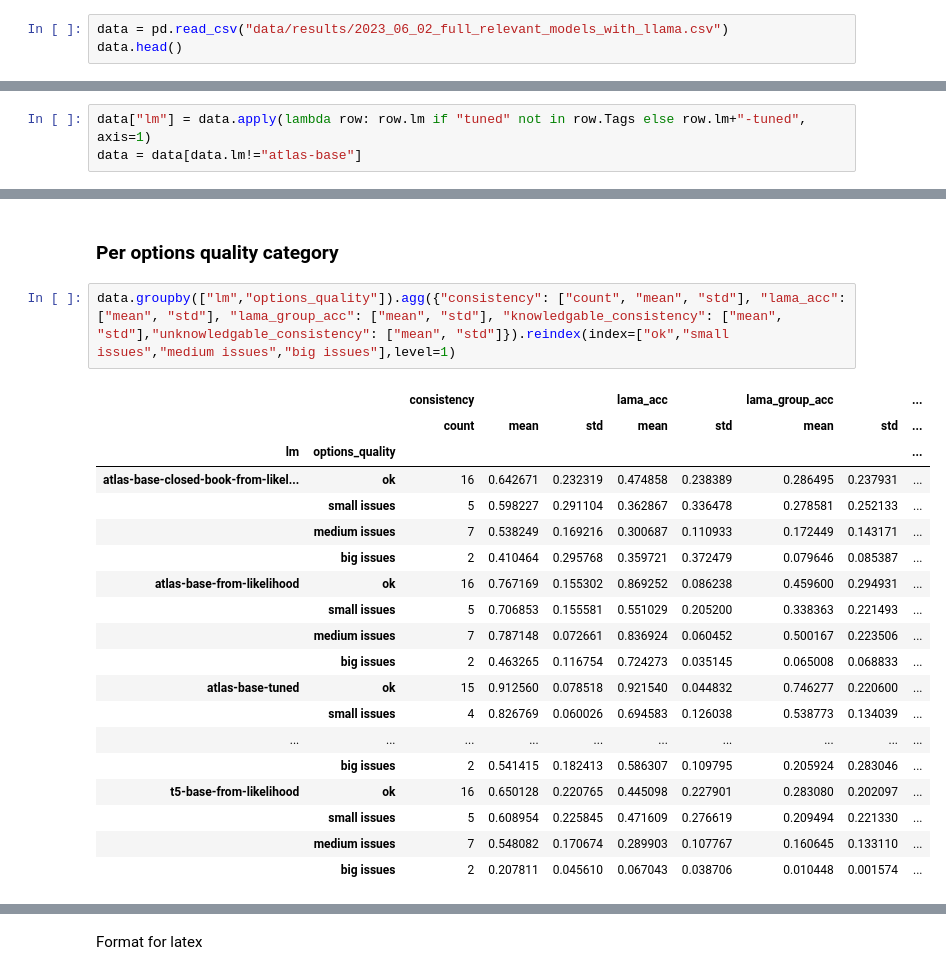
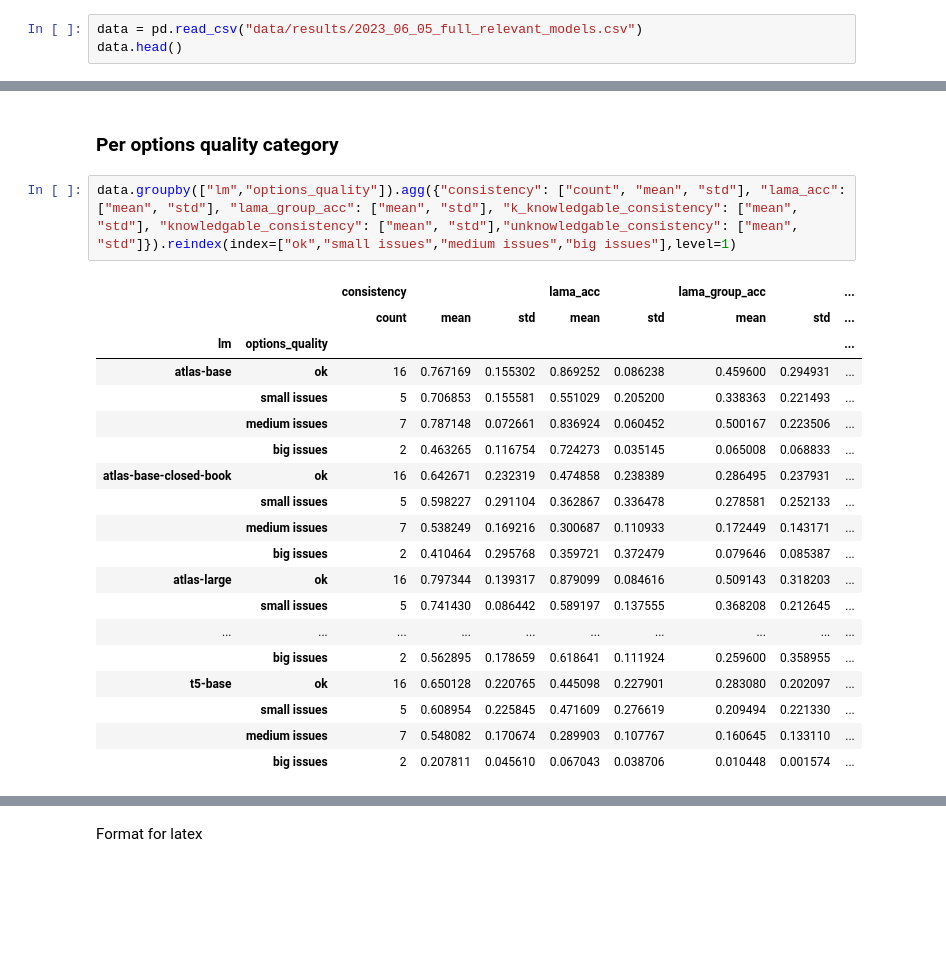
Before and after one commit to killahwhaleX/pararelstar, a Jupyter notebook: generate_result_plots.ipynb, the cells around one changed output, grey strips where cells are left out. Drawn from its saved outputs; the diff is of its cells as text; blank space fills up the shorter version.

Commit message:
Update tables for latex

```diff
--- a/generate_result_plots.ipynb
+++ b/generate_result_plots.ipynb
@@ -87,7 +87,7 @@ relations_options_classification = {"ok": ["P17",
 # %% [markdown]
 ## Read and format data
 # %%
-data = pd.read_csv("data/results/2023_06_02_full_relevant_models_with_llama.csv")
+data = pd.read_csv("data/results/2023_06_05_full_relevant_models.csv")
 data.head()
 # %% [output]
 |  | Name | State | Notes | User | Tags | Created | Runtime | Sweep | lm | pattern | ... | ... |
@@ -117,6 +115,3 @@ Separate atlas-base tuned from zero-shot faulty atlas-base run
-# %%
-data["lm"] = data.apply(lambda row: row.lm if "tuned" not in row.Tags else row.lm+"-tuned", axis=1)
-data = data[data.lm!="atlas-base"]
 # %% [markdown]
 Fix LLAMA size notations
 # %%
@@ -200,24 +195,24 @@ def get_mean_std_string(row):
 # %% [markdown]
 ### Per options quality category
 # %%
-data.groupby(["lm","options_quality"]).agg({"consistency": ["count", "mean", "std"], "lama_acc": ["mean", "std"], "lama_group_acc": ["mean", "std"], "knowledgable_consistency": ["mean", "std"],"unknowledgable_consistency": ["mean", "std"]}).reindex(index=["ok","small issues","medium issues","big issues"],level=1)
+data.groupby(["lm","options_quality"]).agg({"consistency": ["count", "mean", "std"], "lama_acc": ["mean", "std"], "lama_group_acc": ["mean", "std"], "k_knowledgable_consistency": ["mean", "std"], "knowledgable_consistency": ["mean", "std"],"unknowledgable_consistency": ["mean", "std"]}).reindex(index=["ok","small issues","medium issues","big issues"],level=1)
 # %% [output]
 |  |  | consistency |  |  | lama_acc |  | lama_group_acc |  | ... |
 |  |  | count | mean | std | mean | std | mean | std | ... |
 | lm | options_quality |  |  |  |  |  |  |  | ... |
-| atlas-base-closed-book-from-likel... | ok | 16 | 0.642671 | 0.232319 | 0.474858 | 0.238389 | 0.286495 | 0.237931 | ... |
+| atlas-base | ok | 16 | 0.767169 | 0.155302 | 0.869252 | 0.086238 | 0.459600 | 0.294931 | ... |
+|  | small issues | 5 | 0.706853 | 0.155581 | 0.551029 | 0.205200 | 0.338363 | 0.221493 | ... |
+|  | medium issues | 7 | 0.787148 | 0.072661 | 0.836924 | 0.060452 | 0.500167 | 0.223506 | ... |
+|  | big issues | 2 | 0.463265 | 0.116754 | 0.724273 | 0.035145 | 0.065008 | 0.068833 | ... |
+| atlas-base-closed-book | ok | 16 | 0.642671 | 0.232319 | 0.474858 | 0.238389 | 0.286495 | 0.237931 | ... |
 |  | small issues | 5 | 0.598227 | 0.291104 | 0.362867 | 0.336478 | 0.278581 | 0.252133 | ... |
 |  | medium issues | 7 | 0.538249 | 0.169216 | 0.300687 | 0.110933 | 0.172449 | 0.143171 | ... |
 |  | big issues | 2 | 0.410464 | 0.295768 | 0.359721 | 0.372479 | 0.079646 | 0.085387 | ... |
-| atlas-base-from-likelihood | ok | 16 | 0.767169 | 0.155302 | 0.869252 | 0.086238 | 0.459600 | 0.294931 | ... |
-|  | small issues | 5 | 0.706853 | 0.155581 | 0.551029 | 0.205200 | 0.338363 | 0.221493 | ... |
-|  | medium issues | 7 | 0.787148 | 0.072661 | 0.836924 | 0.060452 | 0.500167 | 0.223506 | ... |
-|  | big issues | 2 | 0.463265 | 0.116754 | 0.724273 | 0.035145 | 0.065008 | 0.068833 | ... |
-| atlas-base-tuned | ok | 15 | 0.912560 | 0.078518 | 0.921540 | 0.044832 | 0.746277 | 0.220600 | ... |
-|  | small issues | 4 | 0.826769 | 0.060026 | 0.694583 | 0.126038 | 0.538773 | 0.134039 | ... |
+| atlas-large | ok | 16 | 0.797344 | 0.139317 | 0.879099 | 0.084616 | 0.509143 | 0.318203 | ... |
+|  | small issues | 5 | 0.741430 | 0.086442 | 0.589197 | 0.137555 | 0.368208 | 0.212645 | ... |
 | ... | ... | ... | ... | ... | ... | ... | ... | ... | ... |
-|  | big issues | 2 | 0.541415 | 0.182413 | 0.586307 | 0.109795 | 0.205924 | 0.283046 | ... |
-| t5-base-from-likelihood | ok | 16 | 0.650128 | 0.220765 | 0.445098 | 0.227901 | 0.283080 | 0.202097 | ... |
+|  | big issues | 2 | 0.562895 | 0.178659 | 0.618641 | 0.111924 | 0.259600 | 0.358955 | ... |
+| t5-base | ok | 16 | 0.650128 | 0.220765 | 0.445098 | 0.227901 | 0.283080 | 0.202097 | ... |
 |  | small issues | 5 | 0.608954 | 0.225845 | 0.471609 | 0.276619 | 0.209494 | 0.221330 | ... |
 |  | medium issues | 7 | 0.548082 | 0.170674 | 0.289903 | 0.107767 | 0.160645 | 0.133110 | ... |
 |  | big issues | 2 | 0.207811 | 0.045610 | 0.067043 | 0.038706 | 0.010448 | 0.001574 | ... |
```
Also changed, not shown: parts of 9 cells of this notebook.
